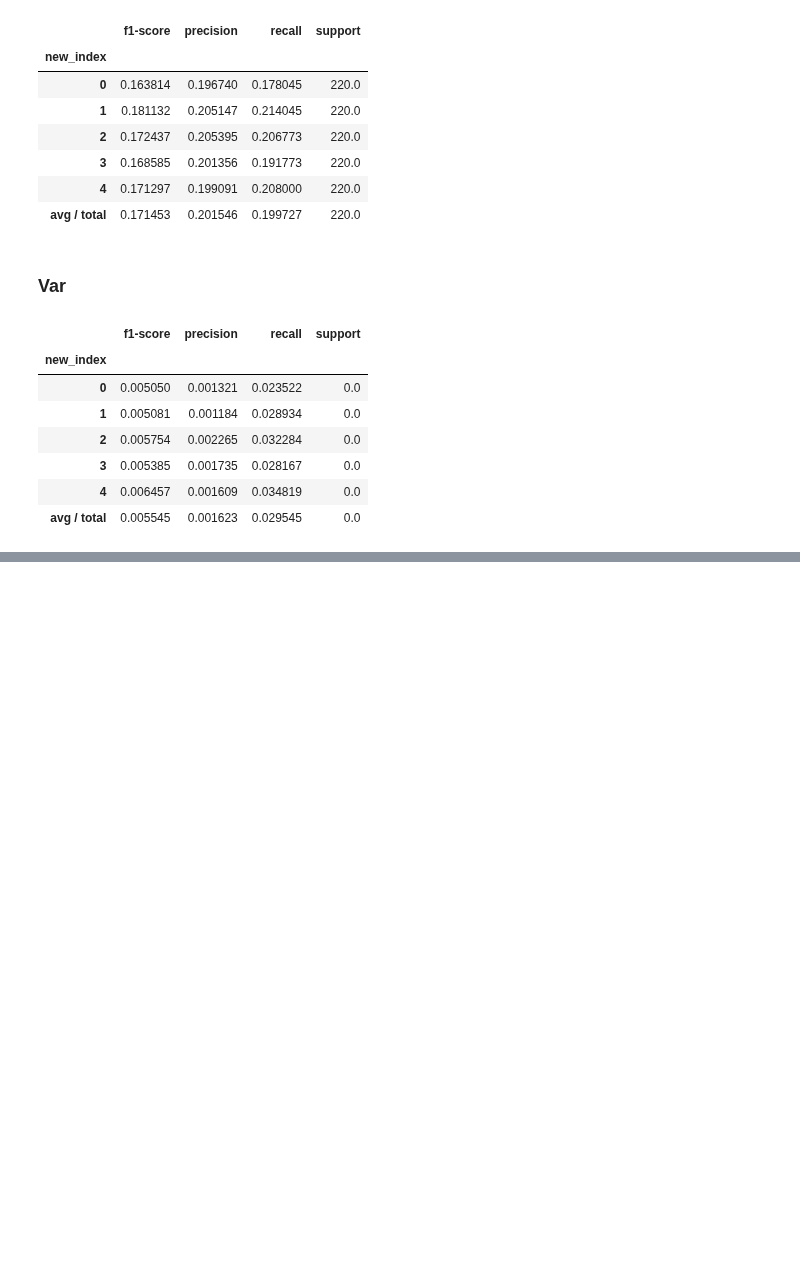
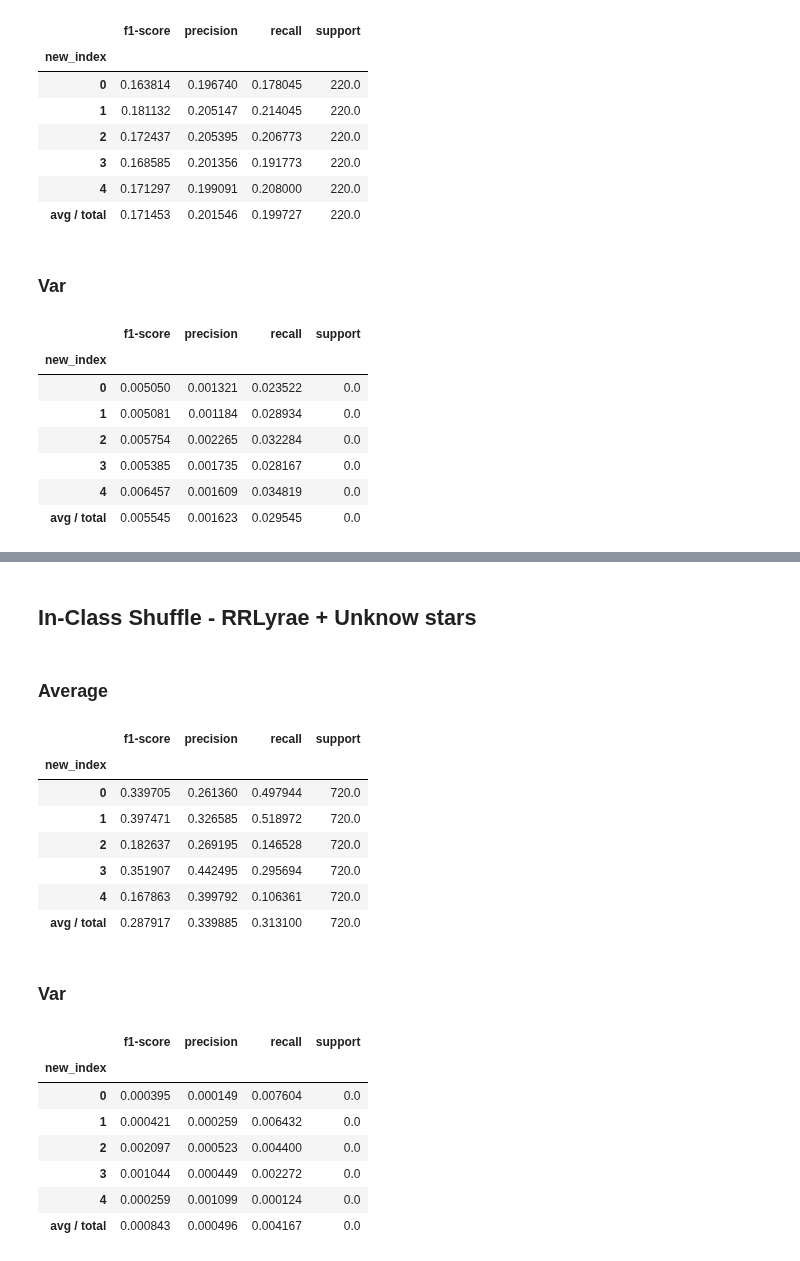
Before and after one commit to carpyncho/vvv_gen_catalog, a Jupyter notebook: detect_tile.ipynb, the cells around one changed output, grey strips where cells are left out. Drawn from its saved outputs; the diff is of its cells as text; code cells hidden in the pictures; blank space fills up the shorter version.

```diff
--- a/detect_tile.ipynb
+++ b/detect_tile.ipynb
@@ -474,0 +482,14 @@ display(print_r(var_r(results=unk_shuffle)))
+# %%
+def shuffle_by_class_columns(df, cls_column, to_shuffle):
+    parts = []
+    for cls in df[cls_column].unique():
+        cls_df = df[df[cls_column] == cls]
+        columns = {}
+        for c in  cls_df.columns:
+            values = np.copy(cls_df[c].values)
+            if c in to_shuffle:
+                np.random.shuffle(values)
+            columns[c] = values
+        part = pd.DataFrame(columns, index=cls_df.index.copy())
+        parts.append(part)
+    return pd.concat(parts)
@@ -474,0 +520,30 @@ display(print_r(var_r(results=unk_shuffle)))
+# %%
+cls_mix_shuffle = map(container.Container, cls_mix_shuffle)
+cls_rr_shuffle = map(container.Container, cls_rr_shuffle)
+cls_unk_shuffle = map(container.Container, cls_unk_shuffle)
+# %%
+d.display(d.Markdown("## In-Class Shuffle - RRLyrae + Unknow stars"))
+d.display(d.Markdown("### Average"))
+display(print_r(mean_r(results=cls_mix_shuffle)))
+d.display(d.Markdown("### Var"))
+display(print_r(var_r(results=cls_mix_shuffle)))
+# %% [output]
+## In-Class Shuffle - RRLyrae + Unknow stars
+### Average
+|  | f1-score | precision | recall | support |
+| new_index |  |  |  |  |
+| 0 | 0.339705 | 0.261360 | 0.497944 | 720.0 |
+| 1 | 0.397471 | 0.326585 | 0.518972 | 720.0 |
+| 2 | 0.182637 | 0.269195 | 0.146528 | 720.0 |
+| 3 | 0.351907 | 0.442495 | 0.295694 | 720.0 |
+| 4 | 0.167863 | 0.399792 | 0.106361 | 720.0 |
+| avg / total | 0.287917 | 0.339885 | 0.313100 | 720.0 |
+### Var
+|  | f1-score | precision | recall | support |
+| new_index |  |  |  |  |
+| 0 | 0.000395 | 0.000149 | 0.007604 | 0.0 |
+| 1 | 0.000421 | 0.000259 | 0.006432 | 0.0 |
+| 2 | 0.002097 | 0.000523 | 0.004400 | 0.0 |
+| 3 | 0.001044 | 0.000449 | 0.002272 | 0.0 |
+| 4 | 0.000259 | 0.001099 | 0.000124 | 0.0 |
+| avg / total | 0.000843 | 0.000496 | 0.004167 | 0.0 |
```
Also changed, not shown: parts of 24 cells of this notebook, 4 other files.
